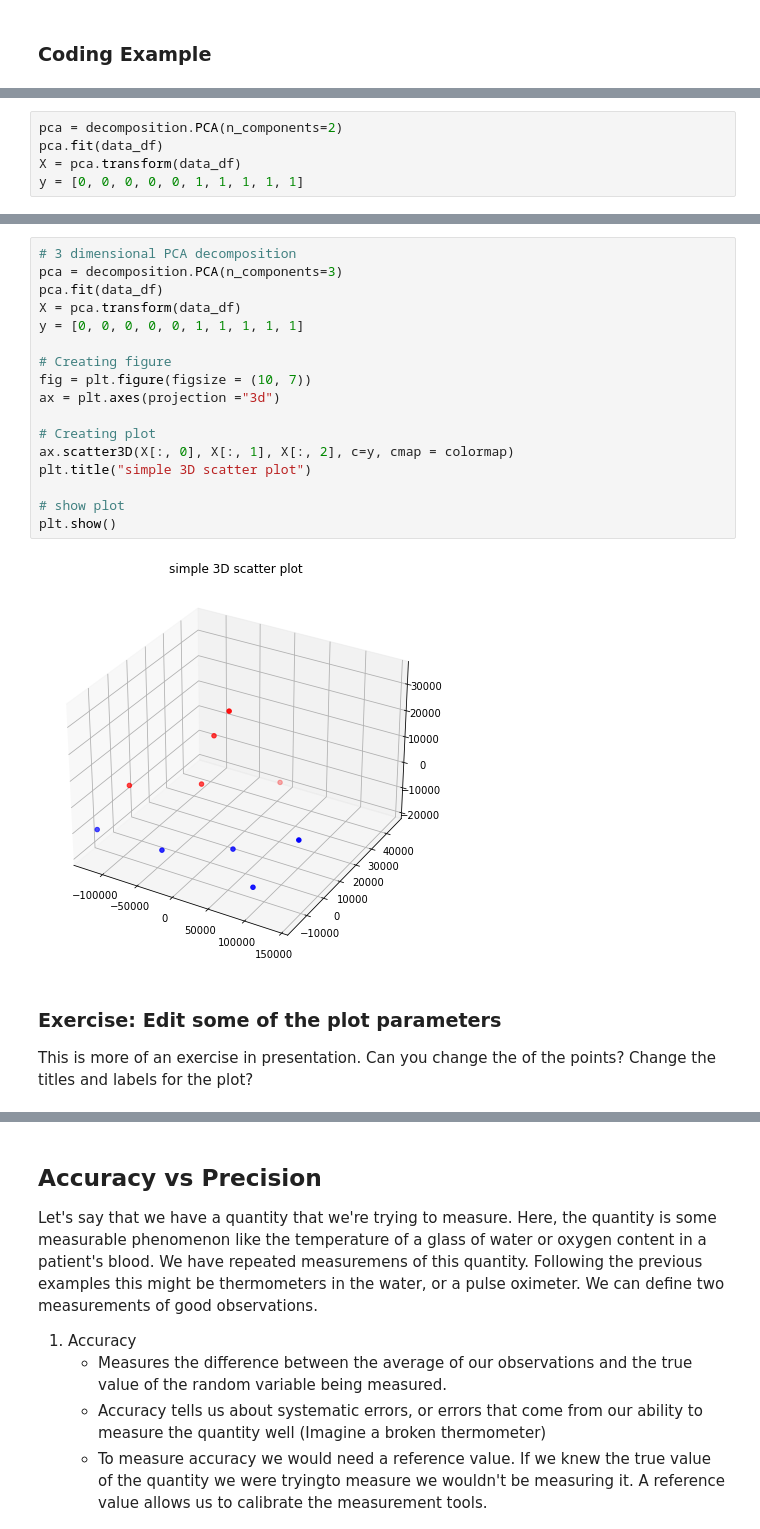
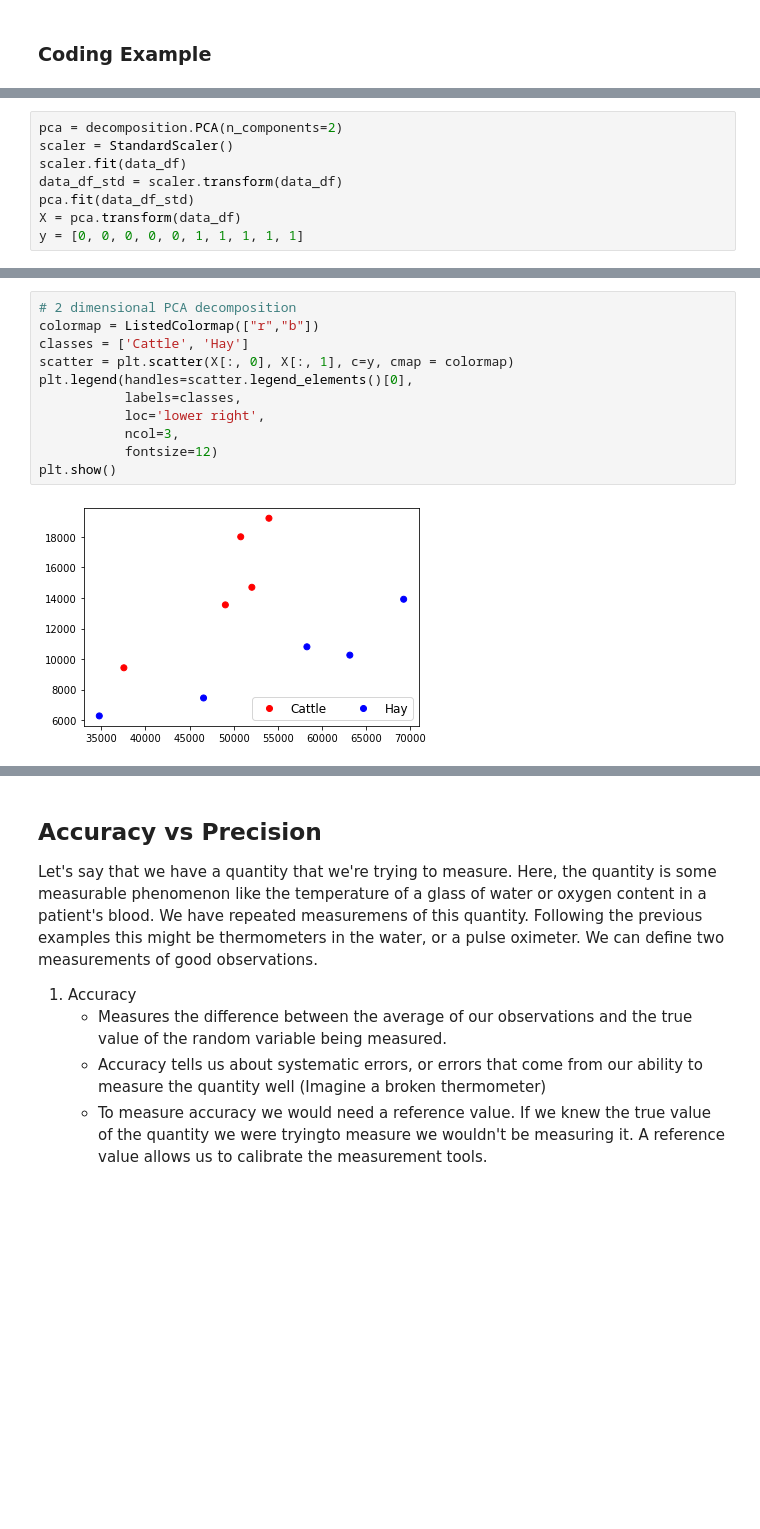
Before and after one commit to crowegian/indigiData_clustering, a Jupyter notebook: Completed Uncovering Structure in Data.ipynb, the cells around one changed output, grey strips where cells are left out. Cells and saved outputs as stored; diff of their text form; blank space fills up the shorter version.

Commit message:
Updated code to include standardization

```diff
--- a/Completed Uncovering Structure in Data.ipynb
+++ b/Completed Uncovering Structure in Data.ipynb
@@ -214,5 +215,8 @@ data_df.index = new_index_names
 # %%
 pca = decomposition.PCA(n_components=2)
-pca.fit(data_df)
+scaler = StandardScaler()
+scaler.fit(data_df)
+data_df_std = scaler.transform(data_df)
+pca.fit(data_df_std)
 X = pca.transform(data_df)
 y = [0, 0, 0, 0, 0, 1, 1, 1, 1, 1]
@@ -232,22 +223,13 @@ plt.show()
-# %%
-# 3 dimensional PCA decomposition
-pca = decomposition.PCA(n_components=3)
-pca.fit(data_df)
-X = pca.transform(data_df)
-y = [0, 0, 0, 0, 0, 1, 1, 1, 1, 1]
-
-# Creating figure
-fig = plt.figure(figsize = (10, 7))
-ax = plt.axes(projection ="3d")
-
-# Creating plot
-ax.scatter3D(X[:, 0], X[:, 1], X[:, 2], c=y, cmap = colormap)
-plt.title("simple 3D scatter plot")
-
-# show plot
-plt.show()
-# %% [output]
-[figure, removed]
-# %% [markdown]
-### Exercise: Edit some of the plot parameters
-This is more of an exercise in presentation. Can you change the of the points? Change the titles and labels for the plot?
+# %%
+# 2 dimensional PCA decomposition
+colormap = ListedColormap(["r","b"])
+classes = ['Cattle', 'Hay']
+scatter = plt.scatter(X[:, 0], X[:, 1], c=y, cmap = colormap)
+plt.legend(handles=scatter.legend_elements()[0],
+           labels=classes,
+           loc='lower right',
+           ncol=3,
+           fontsize=12)
+plt.show()
+# %% [output]
+[figure, added]
```
Also changed, not shown: parts of 28 cells of this notebook.
